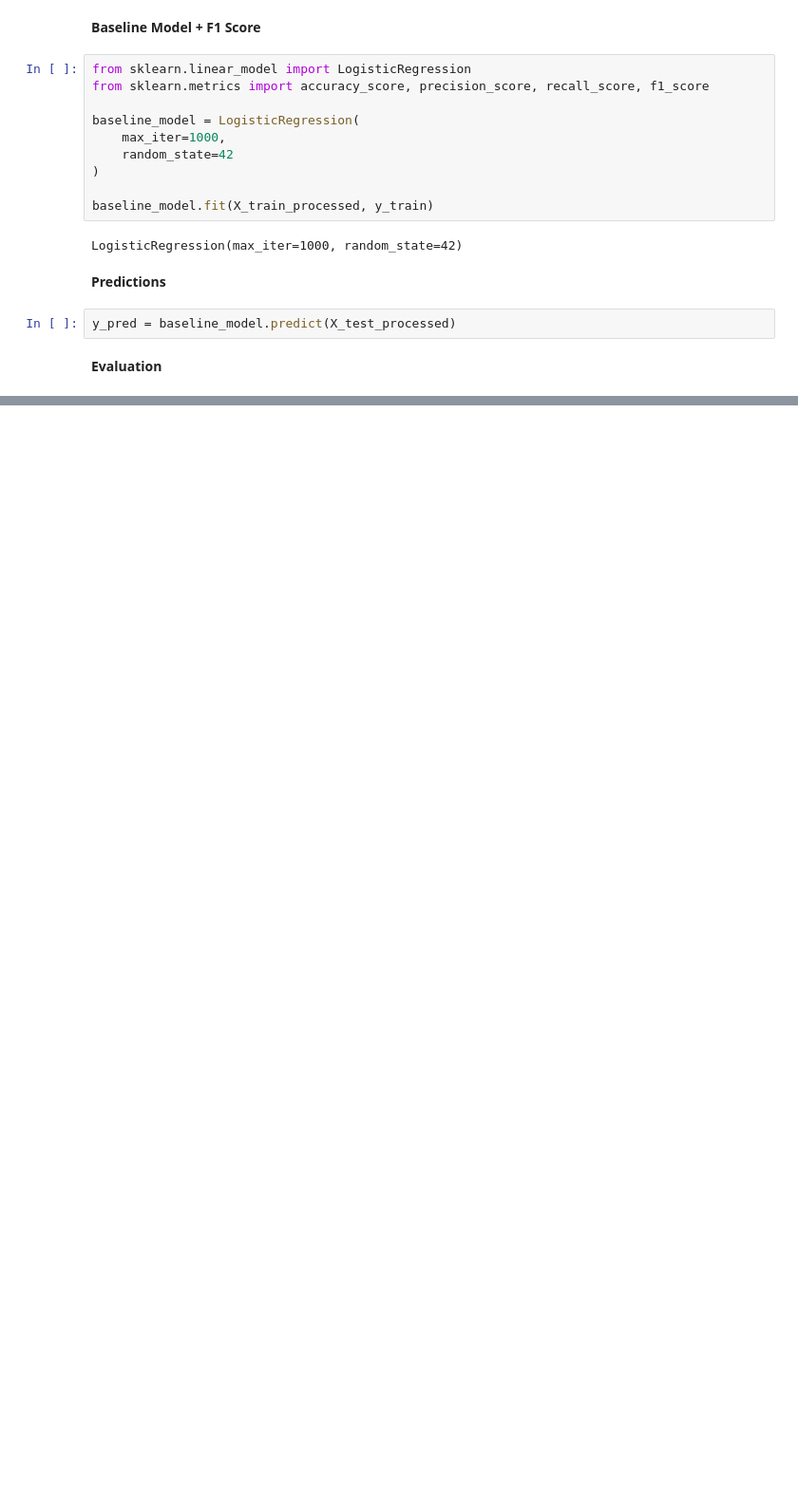
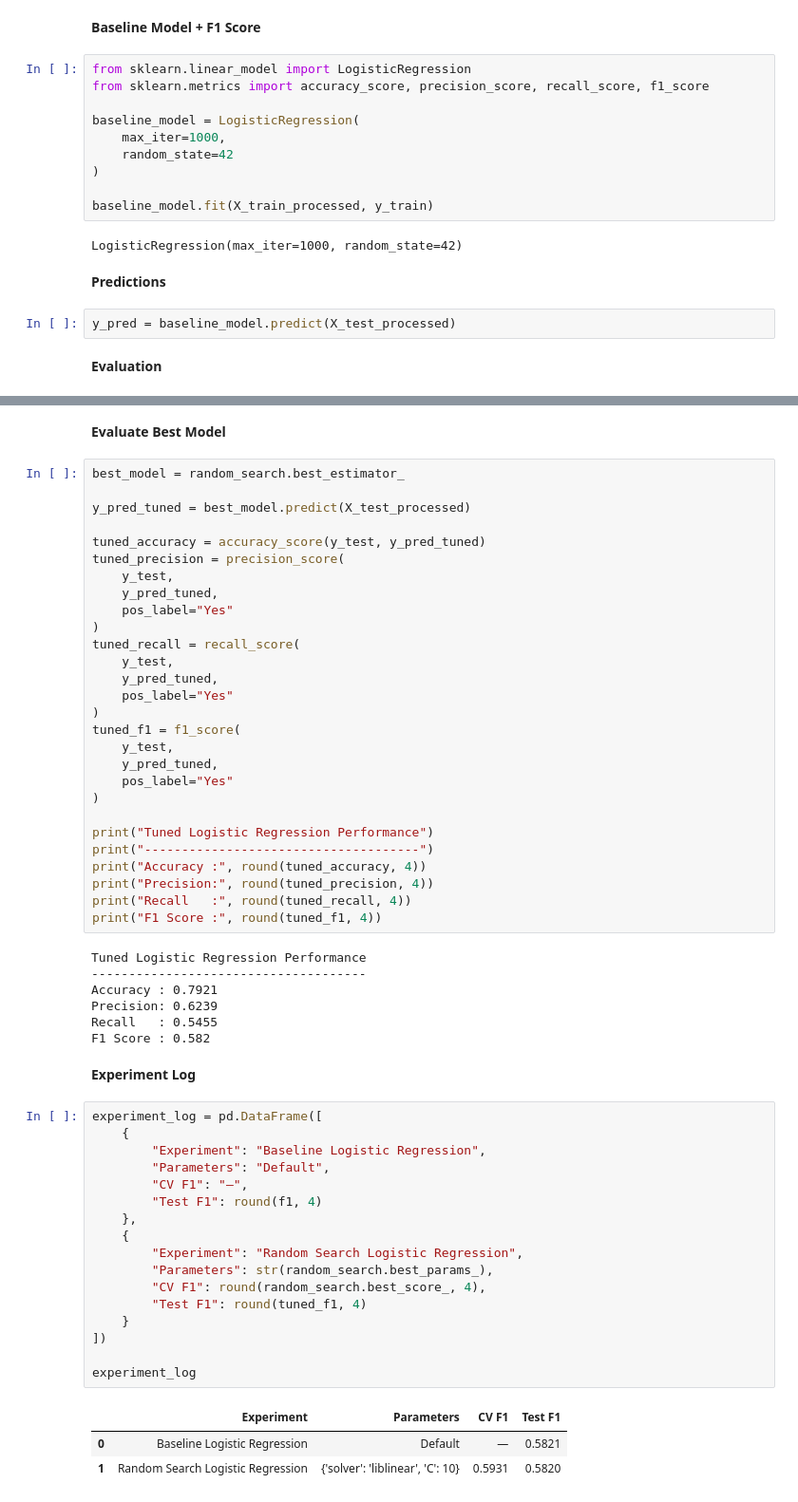
Before and after one commit to ManojLamani/Auto-Tuned-Churn-API, a Jupyter notebook: notebooks/01_dataset_preparation.ipynb, the cells around one changed output, grey strips where cells are left out. Shown at 95% size. Drawn from its saved outputs; the diff is of its cells as text; blank space fills up the shorter version.

```diff
--- a/notebooks/01_dataset_preparation.ipynb
+++ b/notebooks/01_dataset_preparation.ipynb
@@ -381,0 +546,60 @@ F1 Score : 0.604
+# %% [markdown]
+**Evaluate Best Model**
+# %%
+best_model = random_search.best_estimator_
+
+y_pred_tuned = best_model.predict(X_test_processed)
+
+tuned_accuracy = accuracy_score(y_test, y_pred_tuned)
+tuned_precision = precision_score(
+    y_test,
+    y_pred_tuned,
+    pos_label="Yes"
+)
+tuned_recall = recall_score(
+    y_test,
+    y_pred_tuned,
+    pos_label="Yes"
+)
+tuned_f1 = f1_score(
+    y_test,
+    y_pred_tuned,
+    pos_label="Yes"
+)
+
+print("Tuned Logistic Regression Performance")
+print("-------------------------------------")
+print("Accuracy :", round(tuned_accuracy, 4))
+print("Precision:", round(tuned_precision, 4))
+print("Recall   :", round(tuned_recall, 4))
+print("F1 Score :", round(tuned_f1, 4))
+# %% [output]
+Tuned Logistic Regression Performance
+-------------------------------------
+Accuracy : 0.7921
+Precision: 0.6239
+Recall   : 0.5455
+F1 Score : 0.582
+# %% [markdown]
+**Experiment Log**
+# %%
+experiment_log = pd.DataFrame([
+    {
+        "Experiment": "Baseline Logistic Regression",
+        "Parameters": "Default",
+        "CV F1": "—",
+        "Test F1": round(f1, 4)
+    },
+    {
+        "Experiment": "Random Search Logistic Regression",
+        "Parameters": str(random_search.best_params_),
+        "CV F1": round(random_search.best_score_, 4),
+        "Test F1": round(tuned_f1, 4)
+    }
+])
+
+experiment_log
+# %% [output]
+|  | Experiment | Parameters | CV F1 | Test F1 |
+| 0 | Baseline Logistic Regression | Default | — | 0.5821 |
+| 1 | Random Search Logistic Regression | {'solver': 'liblinear', 'C': 10} | 0.5931 | 0.5820 |
```
Also changed, not shown: parts of 21 cells of this notebook.
